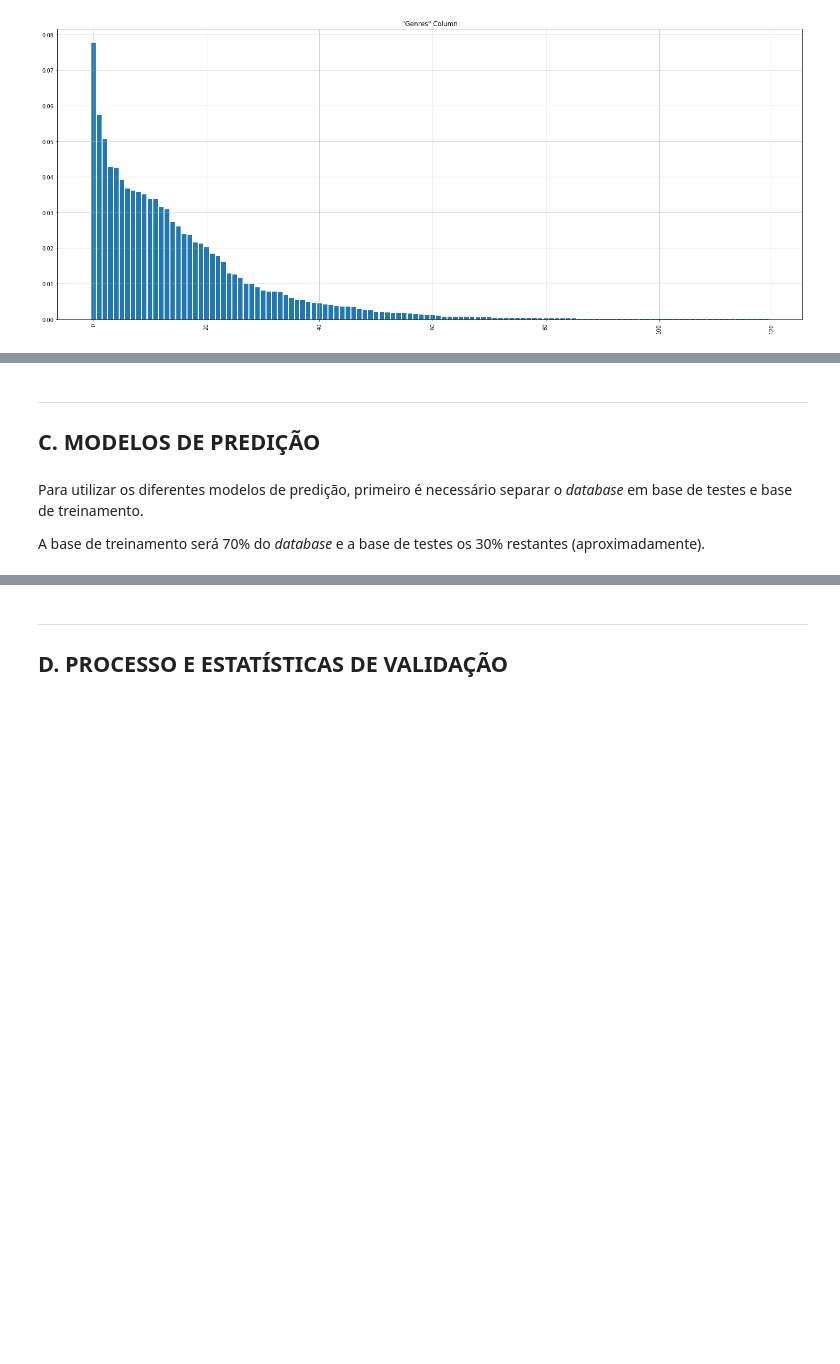
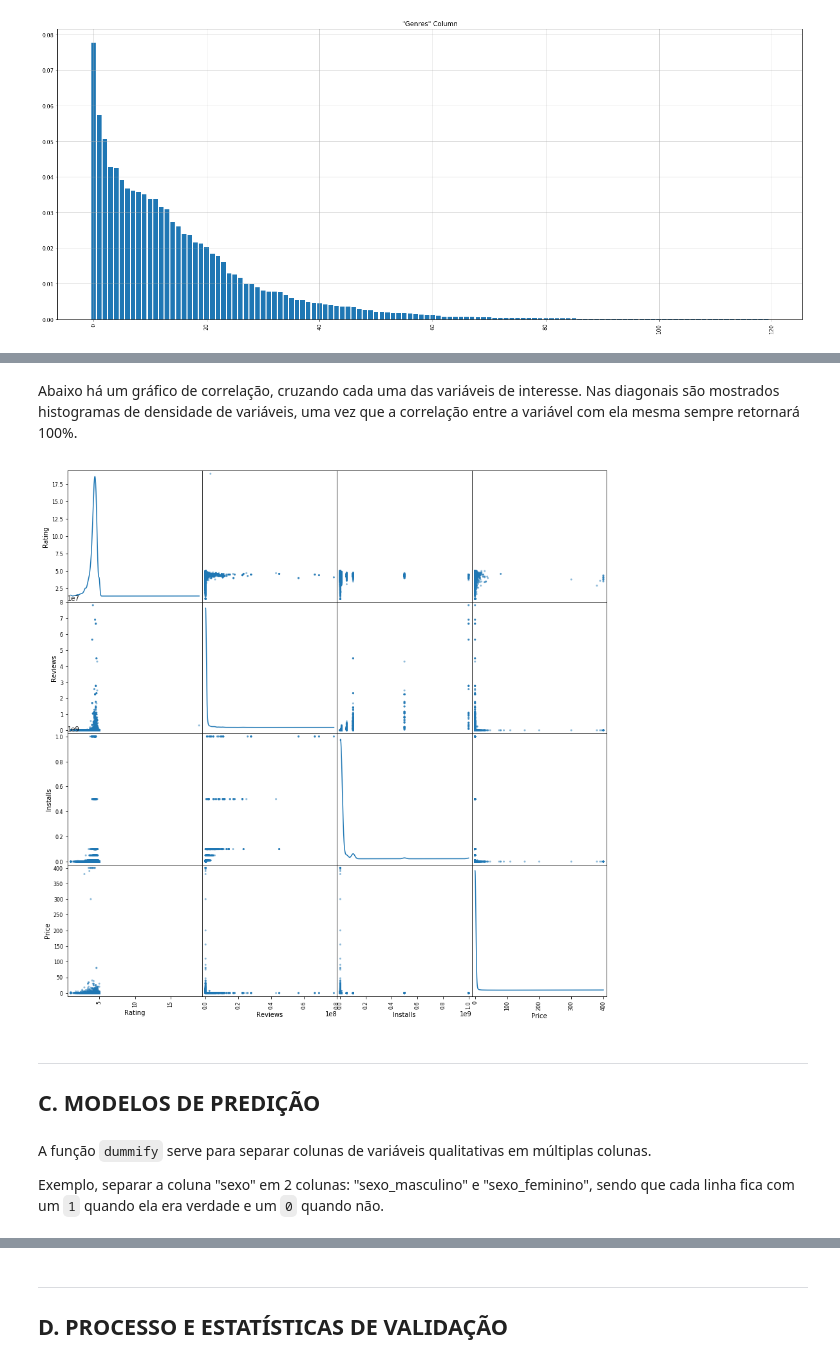
Before and after one commit to 4rfel/AppRating, a Jupyter notebook: Projeto3 Layout.ipynb, the cells around one changed output, grey strips where cells are left out. Saved outputs shown, nothing was run; the diff lists cells and outputs as text; code cells hidden in the pictures; blank space fills up the shorter version.

```diff
--- a/Projeto3 Layout.ipynb
+++ b/Projeto3 Layout.ipynb
@@ -199,7 +196,10 @@ ValueError: color kwarg must have one color per data set. 10841 data sets and 1
+# %% [markdown]
+Abaixo há um gráfico de correlação, cruzando cada uma das variáveis de interesse. Nas diagonais são mostrados histogramas de densidade de variáveis, uma vez que a correlação entre a variável com ela mesma sempre retornará 100%.
+# %%
+pd.plotting.scatter_matrix(Google_data, figsize=(15,15), diagonal='kde');
+plt.show()
+# %% [output]
+[figure, added]
 # %% [markdown]
 ___
 ## C. MODELOS DE PREDIÇÃO
-# %% [markdown]
-Para utilizar os diferentes modelos de predição, primeiro é necessário separar o *database* em base de testes e base de treinamento.
-
-A base de treinamento será 70% do *database* e a base de testes os 30% restantes (aproximadamente).
@@ -217,3 +206,7 @@ X_train, X_test, y_train, y_test = train_test_split(Google_data_X,Google_data_Y,
+# %% [markdown]
+A função `dummify` serve para separar colunas de variáveis qualitativas em múltiplas colunas.
+
+Exemplo, separar a coluna "sexo" em 2 colunas: "sexo_masculino" e "sexo_feminino", sendo que cada linha fica com um `1` quando ela era verdade e um `0` quando não.
 # %%
 def dummify(data, column_name):
     df = data.copy()
```
Also changed, not shown: parts of 38 cells of this notebook.
